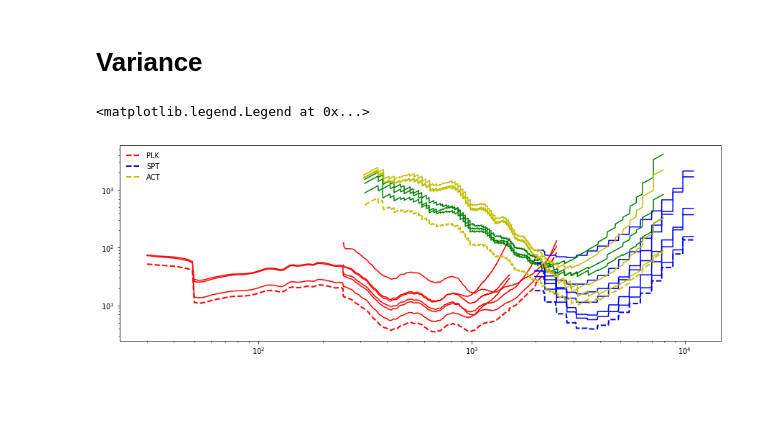
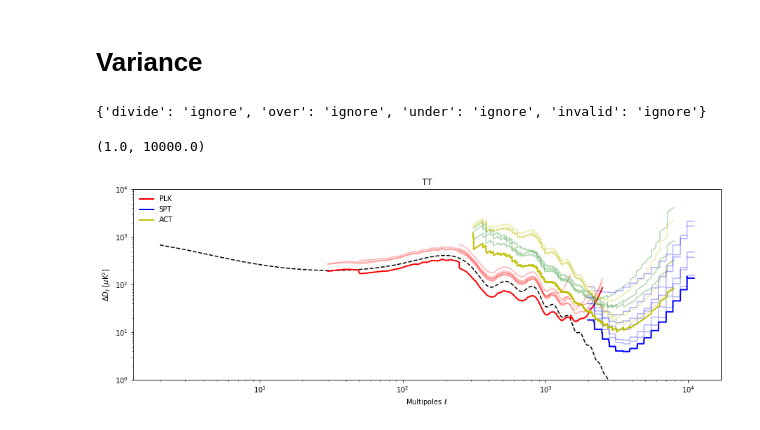
Before and after one commit to mtristram/hillik, a Jupyter notebook: scripts/hillik_models.ipynb, the cells around one changed output. Drawn from its saved outputs; the diff is of its cells as text; code cells hidden in the pictures; blank space fills up the shorter version.

```diff
--- a/scripts/hillik_models.ipynb
+++ b/scripts/hillik_models.ipynb
@@ -108,3 +109,7 @@ for i_f,fgname in enumerate(["tsz","cib","ksz","szxcib"]):
 # Variance
 # %%
 PKdir = "/sps/planck/Users/tristram/Soft/Hillik/modules/data"
+tags = {'TT':0,'EE':1,'BB':2,'TE':3}
+np.seterr('ignore')
+# %% [output]
+{'divide': 'ignore', 'over': 'ignore', 'under': 'ignore', 'invalid': 'ignore'}
@@ -132,11 +116,13 @@ for i in range(3):
 # %%
 #PLK
-binning = fits.getdata( f"{PKdir}/planck_2020/hillipop/data/binning_ext.fits")[[0,1,3,9,10,14]]
-vPLK = 1e24/diag(fits.getdata( f"{PKdir}/planck_2020/hillipop/data/invfll_NPIPE_detset_ext_TT.fits"))
-
-vPLKe = np.zeros( (len(binning), 2501) )*np.inf
-t0 = 0
-for t in range(len(binning)):
-    l = arange( binning[t][0], binning[t][1]+1)
-    vPLKe[t][array(l,int)] = vPLK[t0:t0+len(l)]
-    t0 += len(l)
+PLK = {}
+for it,tag in enumerate(['TT','TE','EE']):
+    binning = fits.getdata( f"{PKdir}/planck_2020/hillipop/data/binning_ext.fits",tags[tag]+1)[[0,1,3,9,10,14]]
+    vPLK = np.diag(fits.getdata( f"{PKdir}/planck_2020/hillipop/data/fll_NPIPE_detset_ext_{tag}.fits"))*1e24
+    PLK[tag] = np.zeros( (len(binning), max(binning['LMAX'])+1) )*np.inf
+    t0 = 0
+    for t in range(len(binning)):
+        l = arange( binning[t][0], binning[t][1]+1)
+        PLK[tag][t][array(l,int)] = vPLK[t0:t0+len(l)]
+        t0 += len(l)
+    PLK[tag][~isfinite(PLK[tag])] = np.inf
@@ -163,19 +195,23 @@ for i,nb in enumerate(nbins):
 # %%
+#TT
 figure(figsize=(15,5))
+plot( lth, lth*(lth+1)/2/pi*sqrt((clth[0]**2+clth[0]**2)/(2*lth+1))*1e12, 'k--')
 l = arange( 2501)
-plot( l, sqrt(vPLKe.T), 'r')
-vPLKe[~isfinite(vPLKe)] = np.inf
-plot( l, 1/sqrt(sum(1./vPLKe,0)), 'r--', lw=2, label="PLK")
+plot( l, sqrt(PLK['TT'].T), 'r', alpha=0.3)
+plot( l, 1/sqrt(sum(1./PLK['TT'],0)), 'r', lw=2, label="PLK")
 l = arange( 13491)
-plot( l, sqrt(vSPTe.T), 'b')
-vSPTe[~isfinite(vSPTe)] = np.inf
-plot( l, 1/sqrt(sum(1./vSPTe,0)), 'b--', lw=2, label="SPT")
+plot( l, sqrt(SPT['TT'].T), 'b', alpha=0.3)
+plot( l, 1/sqrt(sum(1./SPT['TT'],0)), 'b', lw=2, label="SPT")
 l = arange( 7924)
-plot( l, (l*(l+1)/2/pi*sqrt(vACTwe)).T, 'g')
-plot( l, (l*(l+1)/2/pi*sqrt(vACTde)).T, 'y')
-plot( l, l*(l+1)/2/pi/sqrt(sum(1./vACTwe+1./vACTde,0)), 'y--', lw=2, label="ACT")
+plot( l, (l*(l+1)/2/pi*sqrt(ACTw['TT'])).T, 'g', alpha=0.3)
+plot( l, (l*(l+1)/2/pi*sqrt(ACTd['TT'])).T, 'y', alpha=0.3)
+plot( l, l*(l+1)/2/pi/sqrt(sum(1./ACTw['TT']+1./ACTd['TT'],0)), 'y', lw=2, label="ACT")
 loglog()
 legend()
+title("TT")
+xlabel( "Multipoles $\ell$")
+ylabel( "$\Delta D_\ell$ [$\mu$K$^2$]")
+ylim( 1e0, 1e4)
 # %% [output]
-<matplotlib.legend.Legend at 0x...>
+(1.0, 10000.0)
-[figure, old version]
+[figure, new version]
```
Also changed, not shown: parts of 6 cells of this notebook, 3 other files.
